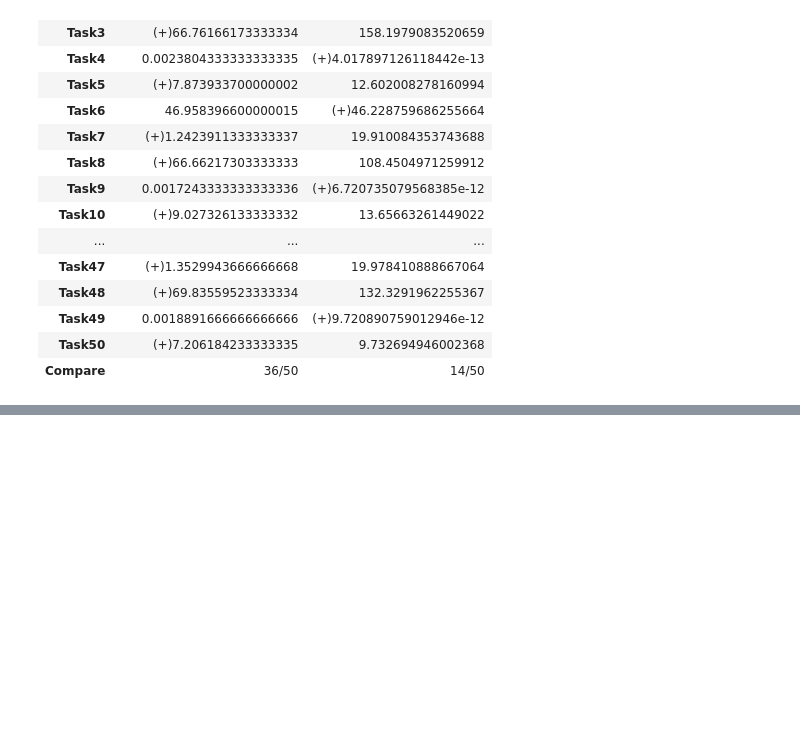
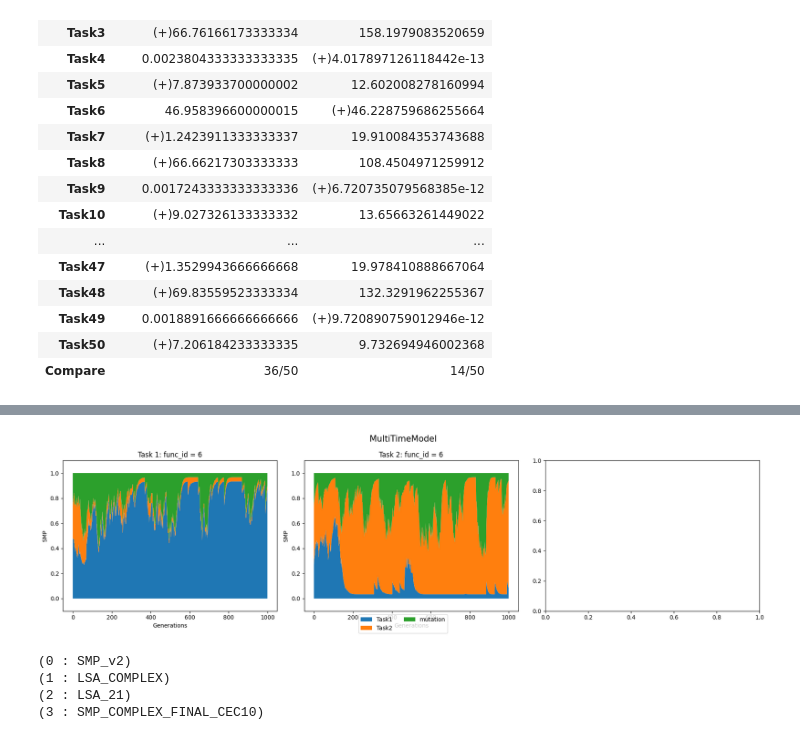
Before and after one commit to KM-MSO/MFEA_MSO, a Jupyter notebook: 7_multi_run.ipynb, the cells around one changed output, grey strips where cells are left out. Cells and saved outputs as stored; diff of their text form; code cells hidden in the pictures; blank space fills up the shorter version.

```diff
--- a/7_multi_run.ipynb
+++ b/7_multi_run.ipynb
@@ -441,0 +499,16 @@ compare.detail_compare_result(min_value=1e-6)
+# %%
+model = loadModel("./RESULTS/result/WCCI22_complex/SMP_v2/1.mso", ls_tasks=WCCI22_benchmark.get_complex_benchmark(1)[0])
+# %%
+model.render_smp()
+# %% [output]
+[figure, added]
+# %%
+compare = CompareResultBenchmark(
+    path_folder= "./RESULTS/result/WCCI22_complex",
+    ls_benchmark= [WCCI22_benchmark.get_complex_benchmark(i)[0] for i in range(1, 10)]
+)
+# %% [output]
+(0 : SMP_v2)
+(1 : LSA_COMPLEX)
+(2 : LSA_21)
+(3 : SMP_COMPLEX_FINAL_CEC10)
```
Also changed, not shown: parts of 8 cells of this notebook, 30 other files.
